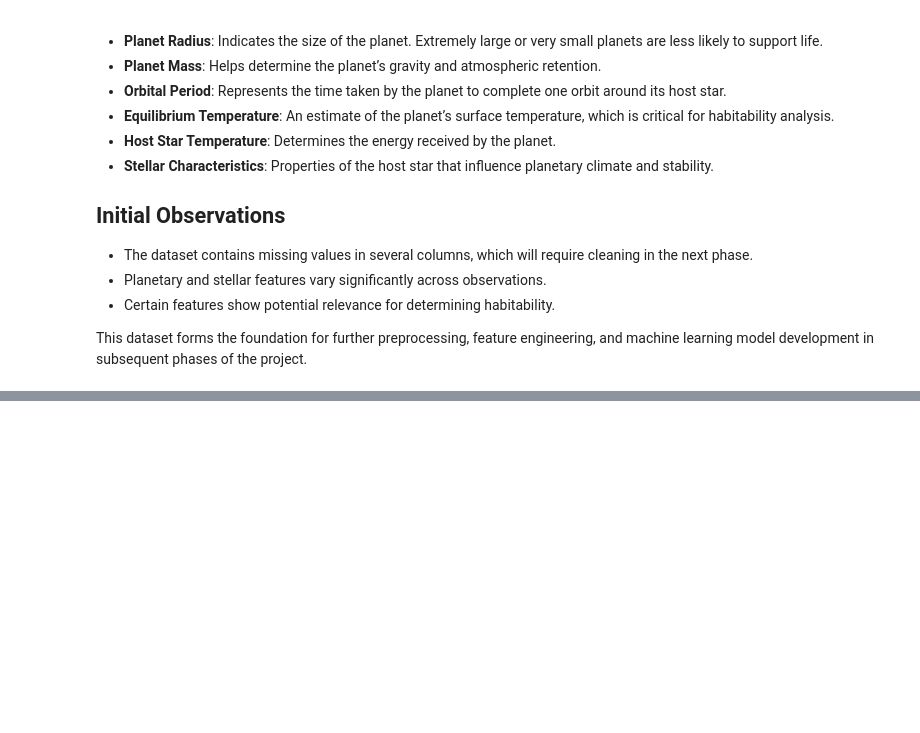
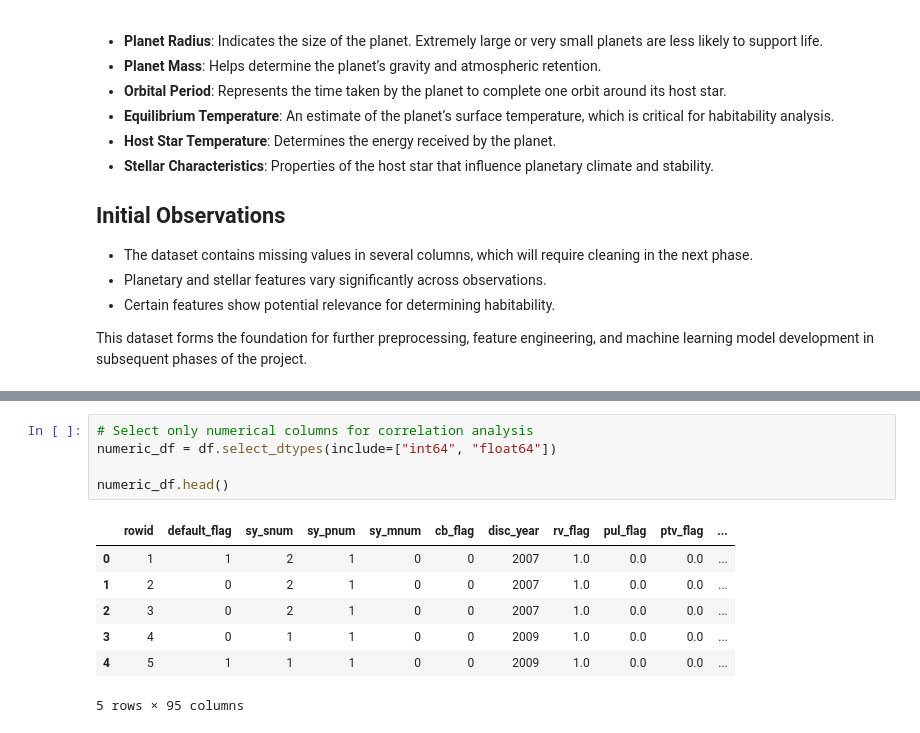
Before and after one commit to ANANYA200421/ExoHabit-AI, a Jupyter notebook: notebooks/milestone-1.ipynb, the cells around one changed output, grey strips where cells are left out. Saved outputs shown, nothing was run; the diff lists cells and outputs as text; blank space fills up the shorter version.

```diff
--- a/notebooks/milestone-1.ipynb
+++ b/notebooks/milestone-1.ipynb
@@ -76,0 +124,13 @@ and machine learning model development in subsequent phases of the project.
+# %%
+# Select only numerical columns for correlation analysis
+numeric_df = df.select_dtypes(include=["int64", "float64"])
+
+numeric_df.head()
+# %% [output]
+|  | rowid | default_flag | sy_snum | sy_pnum | sy_mnum | cb_flag | disc_year | rv_flag | pul_flag | ptv_flag | ... |
+| 0 | 1 | 1 | 2 | 1 | 0 | 0 | 2007 | 1.0 | 0.0 | 0.0 | ... |
+| 1 | 2 | 0 | 2 | 1 | 0 | 0 | 2007 | 1.0 | 0.0 | 0.0 | ... |
+| 2 | 3 | 0 | 2 | 1 | 0 | 0 | 2007 | 1.0 | 0.0 | 0.0 | ... |
+| 3 | 4 | 0 | 1 | 1 | 0 | 0 | 2009 | 1.0 | 0.0 | 0.0 | ... |
+| 4 | 5 | 1 | 1 | 1 | 0 | 0 | 2009 | 1.0 | 0.0 | 0.0 | ... |
+5 rows × 95 columns
```
Also changed, not shown: parts of 6 cells of this notebook.
